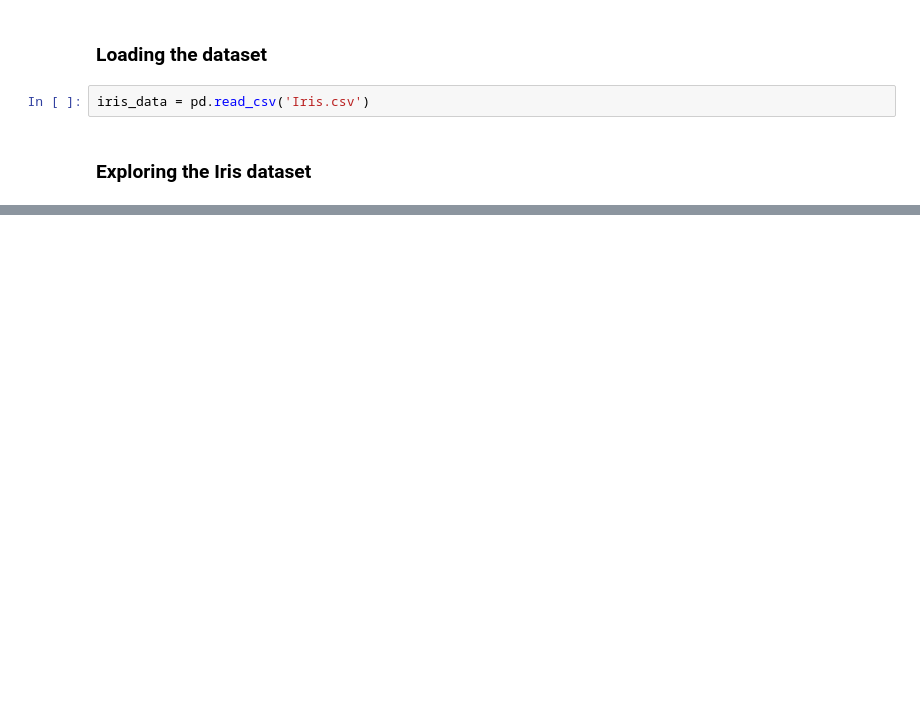
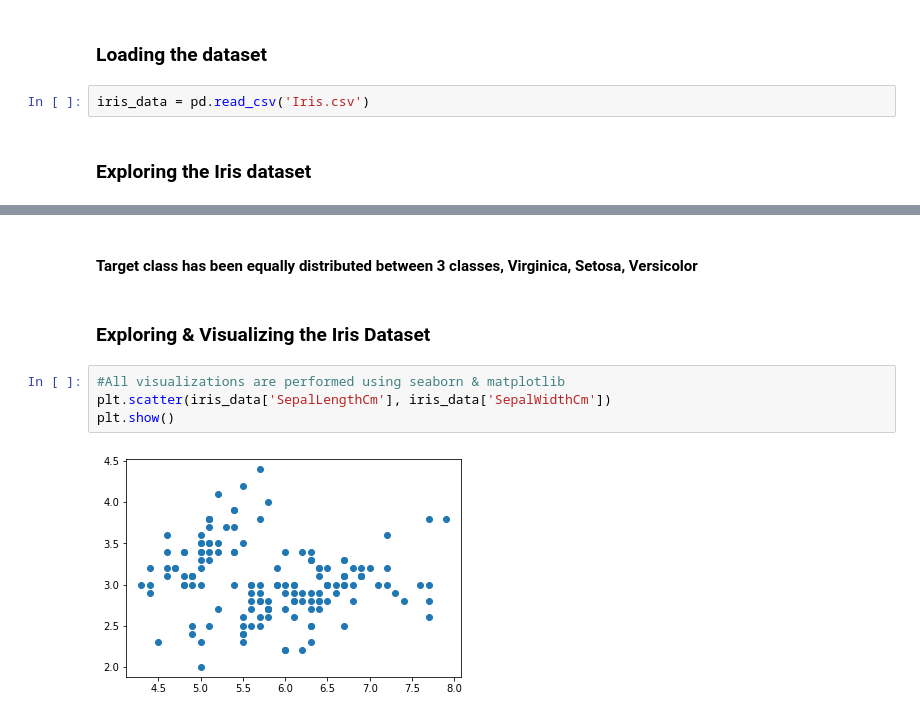
Before and after one commit to iaks23/TSF_Internship_Tasks, a Jupyter notebook: Task_1_Decision_Tree/Decision_Tree_Iris.ipynb, the cells around one changed output, grey strips where cells are left out. Saved outputs shown, nothing was run; the diff lists cells and outputs as text; blank space fills up the shorter version.

```diff
--- a/Task_1_Decision_Tree/Decision_Tree_Iris.ipynb
+++ b/Task_1_Decision_Tree/Decision_Tree_Iris.ipynb
@@ -29,0 +80,10 @@ iris_data.head(10)
+# %% [markdown]
+#### Target class has been equally distributed between 3 classes, Virginica, Setosa, Versicolor
+# %% [markdown]
+### Exploring & Visualizing the Iris Dataset
+# %%
+#All visualizations are performed using seaborn & matplotlib
+plt.scatter(iris_data['SepalLengthCm'], iris_data['SepalWidthCm'])
+plt.show()
+# %% [output]
+[figure, added]
```
Also changed, not shown: parts of 25 cells of this notebook, 2 other files.
